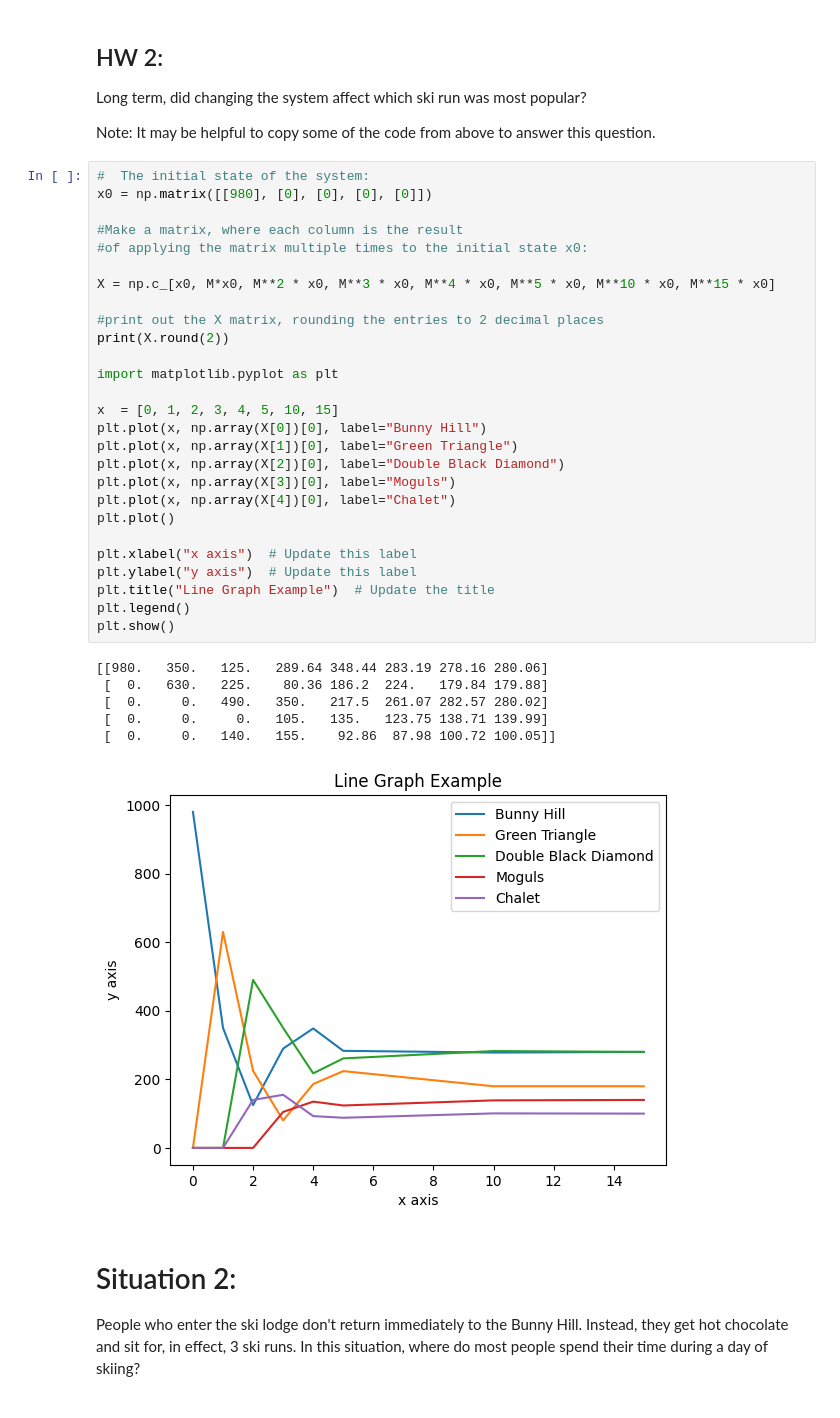
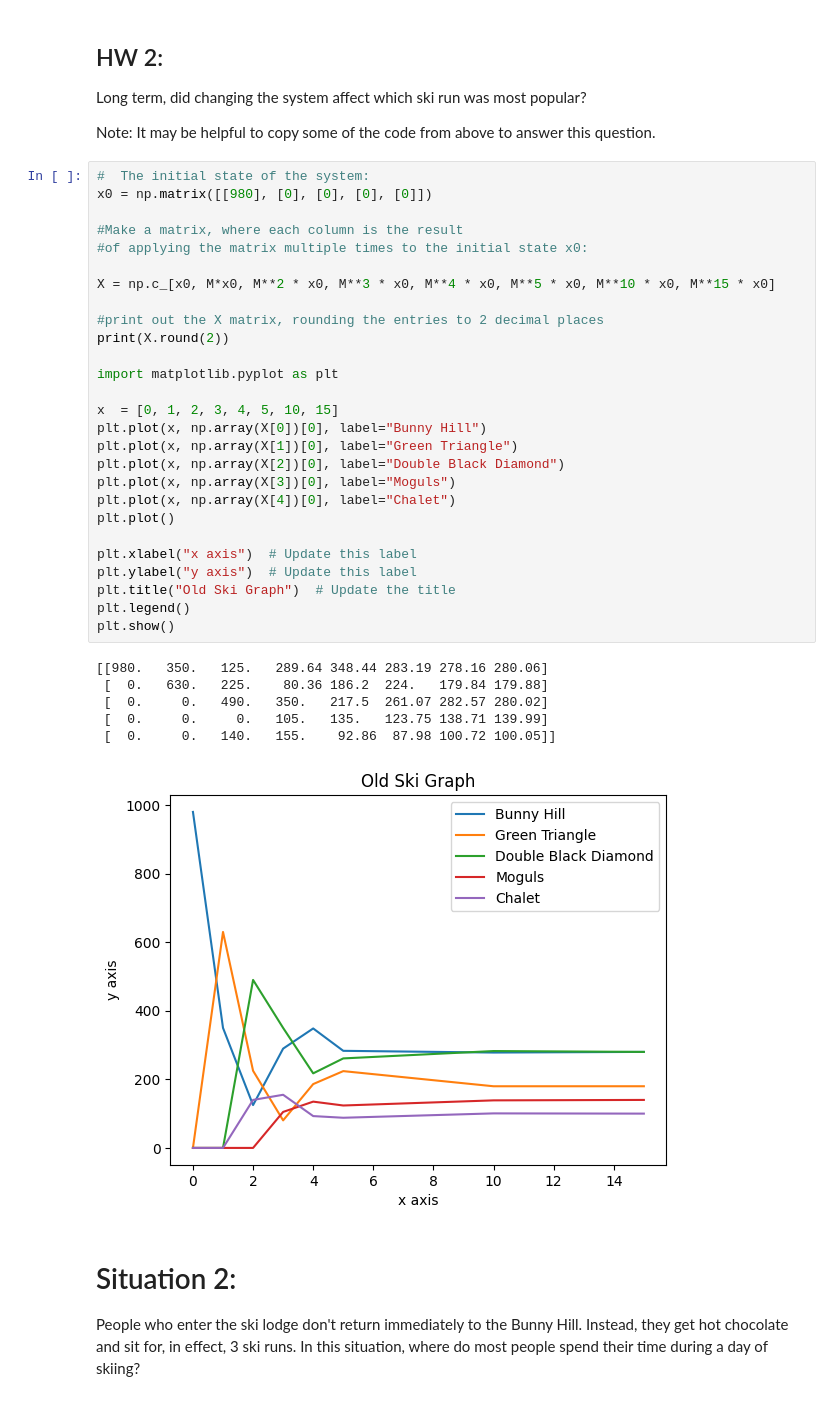
Before and after one commit to JosephKnopp/Math311_Linear_Algebra_Projects_JosephKnopp, a Jupyter notebook: The_Ski_Hill_Transition_Matrices_and_Markov_Chains_Joseph_T_Knopp.ipynb, the cells around one changed output. Cells and saved outputs as stored; diff of their text form.

```diff
--- a/The_Ski_Hill_Transition_Matrices_and_Markov_Chains_Joseph_T_Knopp.ipynb
+++ b/The_Ski_Hill_Transition_Matrices_and_Markov_Chains_Joseph_T_Knopp.ipynb
@@ -172,35 +191,35 @@ Note:  It may be helpful to copy some of the code from above to answer this ques
 x0 = np.matrix([[980], [0], [0], [0], [0]])
 
 #Make a matrix, where each column is the result
 #of applying the matrix multiple times to the initial state x0:
 
 X = np.c_[x0, M*x0, M**2 * x0, M**3 * x0, M**4 * x0, M**5 * x0, M**10 * x0, M**15 * x0]
 
 #print out the X matrix, rounding the entries to 2 decimal places
 print(X.round(2))
 
 import matplotlib.pyplot as plt
 
 x  = [0, 1, 2, 3, 4, 5, 10, 15]
 plt.plot(x, np.array(X[0])[0], label="Bunny Hill")
 plt.plot(x, np.array(X[1])[0], label="Green Triangle")
 plt.plot(x, np.array(X[2])[0], label="Double Black Diamond")
 plt.plot(x, np.array(X[3])[0], label="Moguls")
 plt.plot(x, np.array(X[4])[0], label="Chalet")
 plt.plot()
 
 plt.xlabel("x axis")  # Update this label
 plt.ylabel("y axis")  # Update this label
-plt.title("Line Graph Example")  # Update the title
+plt.title("Old Ski Graph")  # Update the title
 plt.legend()
 plt.show()
 # %% [output]
 [[980.   350.   125.   289.64 348.44 283.19 278.16 280.06]
  [  0.   630.   225.    80.36 186.2  224.   179.84 179.88]
  [  0.     0.   490.   350.   217.5  261.07 282.57 280.02]
  [  0.     0.     0.   105.   135.   123.75 138.71 139.99]
  [  0.     0.   140.   155.    92.86  87.98 100.72 100.05]]
-[figure, old version]
+[figure, new version]
 # %% [markdown]
 # Situation 2:
 
```
Also changed, not shown: parts of 12 cells of this notebook.
